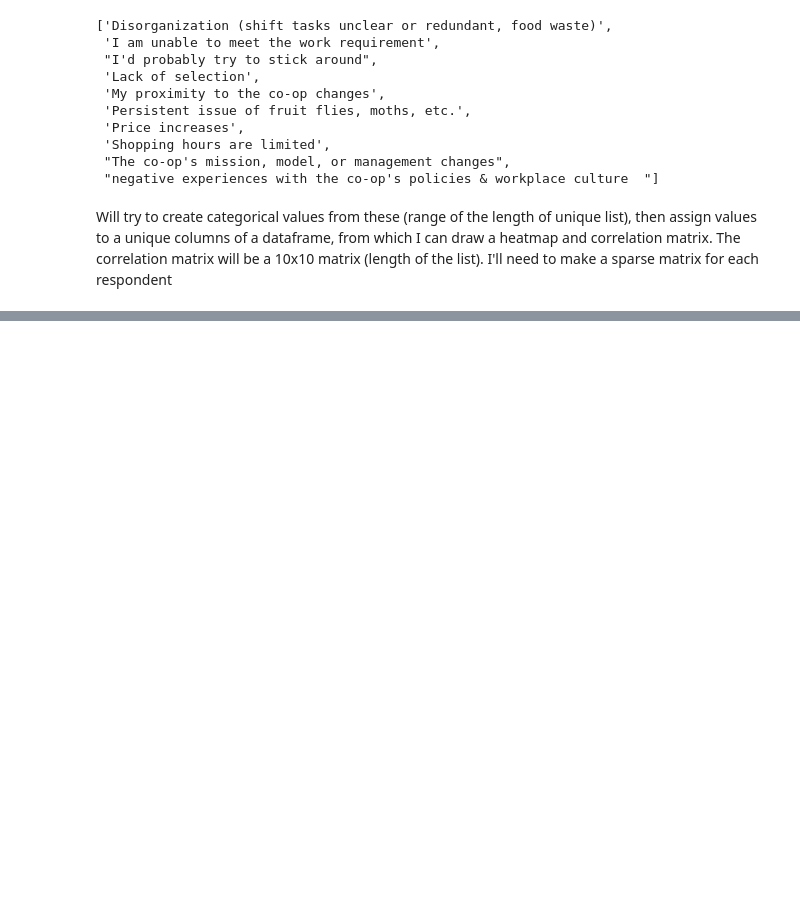
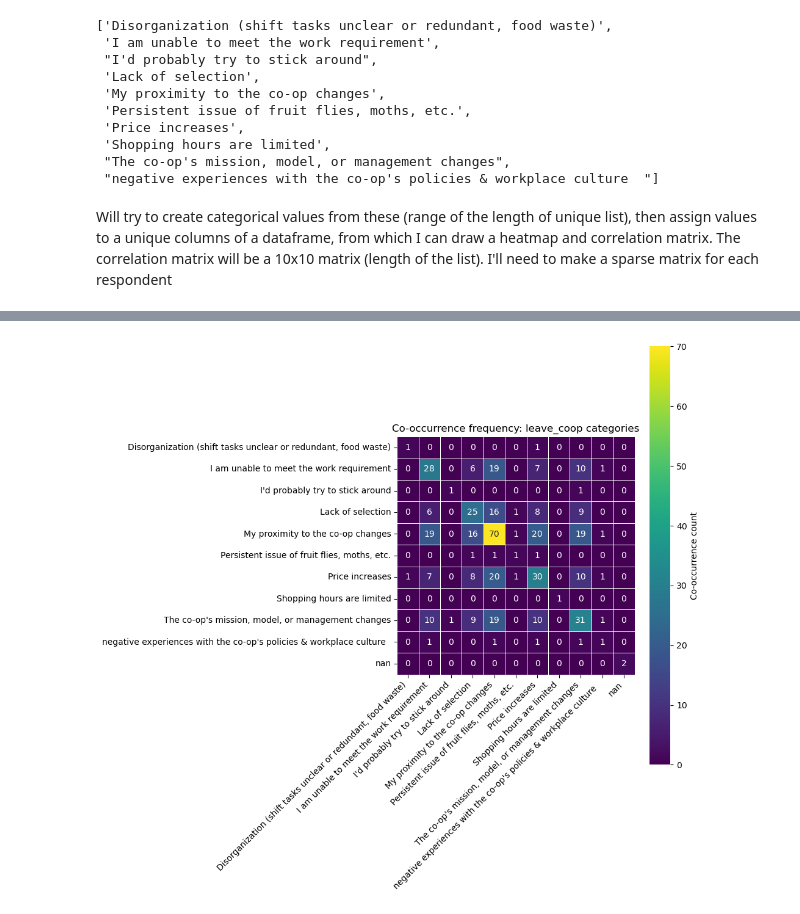
Before and after one commit to calleja/greeneHill, a Jupyter notebook: surveyResults/surveyResults_25.ipynb, the cells around one changed output, grey strips where cells are left out. Drawn from its saved outputs; the diff is of its cells as text; code cells hidden in the pictures; blank space fills up the shorter version.

```diff
--- a/surveyResults/surveyResults_25.ipynb
+++ b/surveyResults/surveyResults_25.ipynb
@@ -6,5 +17,5 @@ import numpy as np
 # %%
-survey = pd.read_csv('/home/candela/pCloudDrive/pCloud Backup/mofongo-HP-EliteBook-840-G8-Notebook-PC/Documents/ghfc/board_material/surveyResults/2025_skills/2025 Membership Survey .csv')
+survey = pd.read_csv('./2025_skills/2025 Membership Survey .csv')
 # %%
 survey.describe()
 # %% [output]
@@ -80,0 +105,8 @@ Will try to create categorical values from these (range of the length of unique
+# %%
+#laying down groundwork for the dummy matrix
+expl_ser = leave_coop_col.explode()
+expl_ser_dum = pd.get_dummies(expl_ser, dummy_na=True, dtype='int')
+# %%
+#apparent that the exploded values need to be consolidated on the index
+#unq_ix = list(set(expl_ser_dum.index))
+new_df = expl_ser_dum.groupby(level=0).sum()
@@ -80,0 +132,7 @@ Will try to create categorical values from these (range of the length of unique
+# %%
+heat_df = np.transpose(new_df) @ new_df.to_numpy() #this doesn't work
+heat_df.columns = heat_df.index
+print(heat_df.shape)
+
+xy = np.dot(np.transpose(new_df),new_df.to_numpy())
+print(xy.shape)
@@ -80,0 +182,11 @@ Will try to create categorical values from these (range of the length of unique
+# %%
+plt.figure(figsize=(10, 10))
+sns.heatmap(heat_df, cmap='viridis', annot=True, fmt='d', linewidths=.5,
+            cbar_kws={'label': 'Co-occurrence count'}, square=True)
+plt.title('Co-occurrence frequency: leave_coop categories')
+plt.xticks(rotation=45, ha='right')
+plt.yticks(rotation=0)
+plt.tight_layout()
+plt.show()
+# %% [output]
+[figure, added]
```
Also changed, not shown: parts of 12 cells of this notebook.
